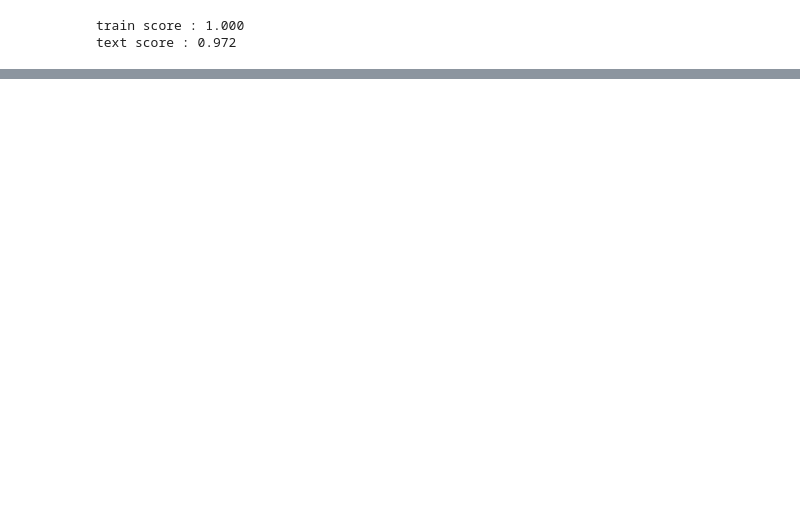
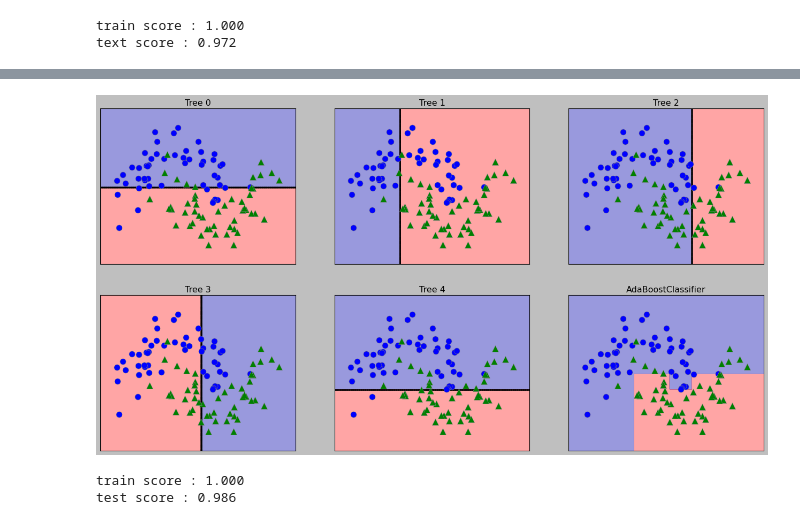
Before and after one commit to Hosung-Ahn/IntroducingML, a Jupyter notebook: Chpter2-supervised_learning/Decision Tree.ipynb, the cells around one changed output, grey strips where cells are left out. Saved outputs shown, nothing was run; the diff lists cells and outputs as text; code cells hidden in the pictures; blank space fills up the shorter version.

```diff
--- a/Chpter2-supervised_learning/Decision Tree.ipynb
+++ b/Chpter2-supervised_learning/Decision Tree.ipynb
@@ -349,0 +340,16 @@ plot_feature_importances_cancer(xtree)
+# %%
+from sklearn.ensemble import AdaBoostClassifier
+ada = AdaBoostClassifier(n_estimators=5, random_state= 42).fit(Xm_train, ym_train)
+
+show_5_tree_etimators_for_moons(ada)
+# %% [output]
+[figure, added]
+# %%
+ada = AdaBoostClassifier(n_estimators = 100, random_state = 42)
+ada.fit(Xc_train, yc_train)
+
+print(f"train score : {ada.score(Xc_train, yc_train):0.3f}")
+print(f"test score : {ada.score(Xc_test, yc_test):0.3f}")
+# %% [output]
+train score : 1.000
+test score : 0.986
```
Also changed, not shown: parts of 14 cells of this notebook, 1 other file.
